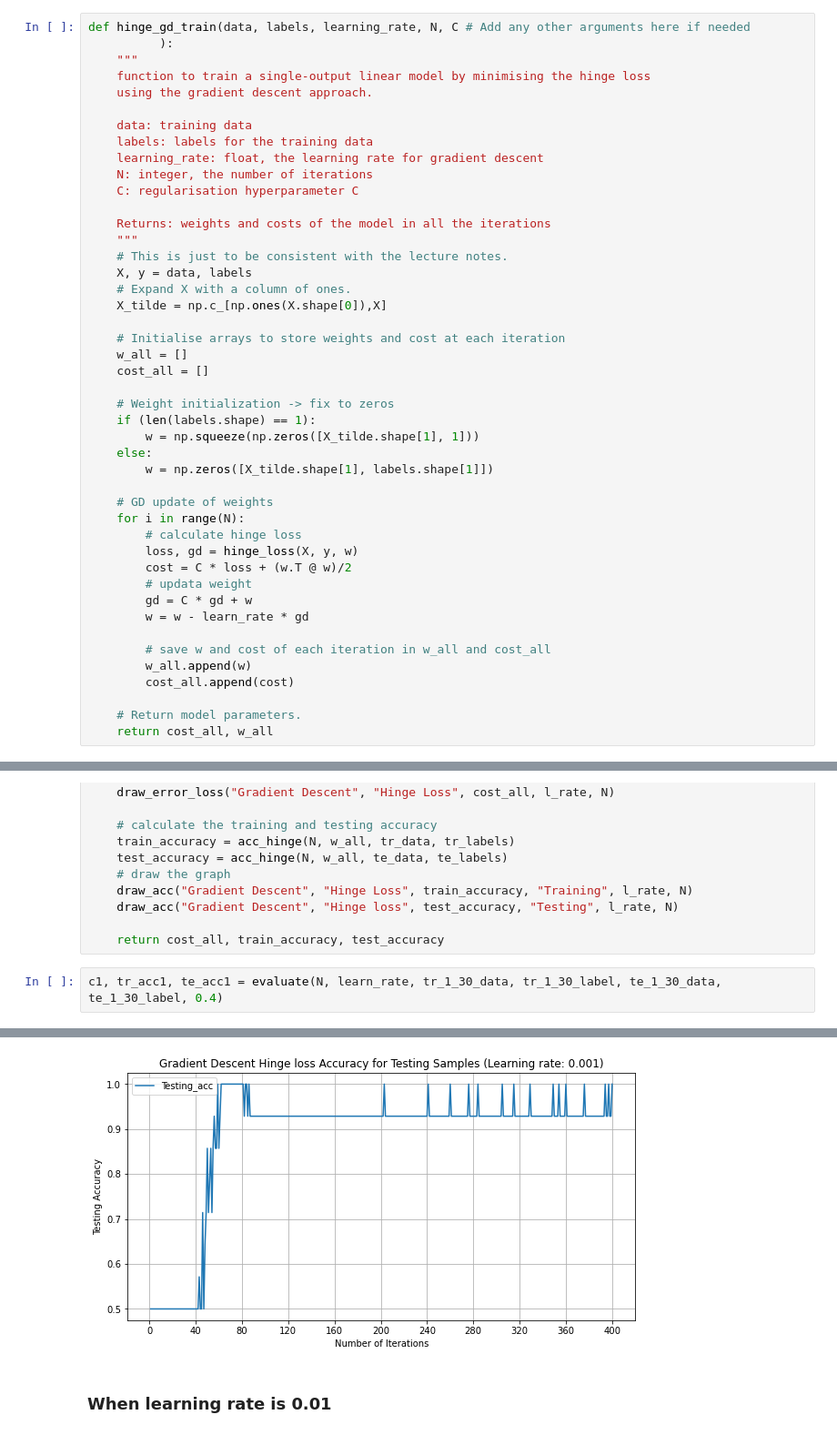
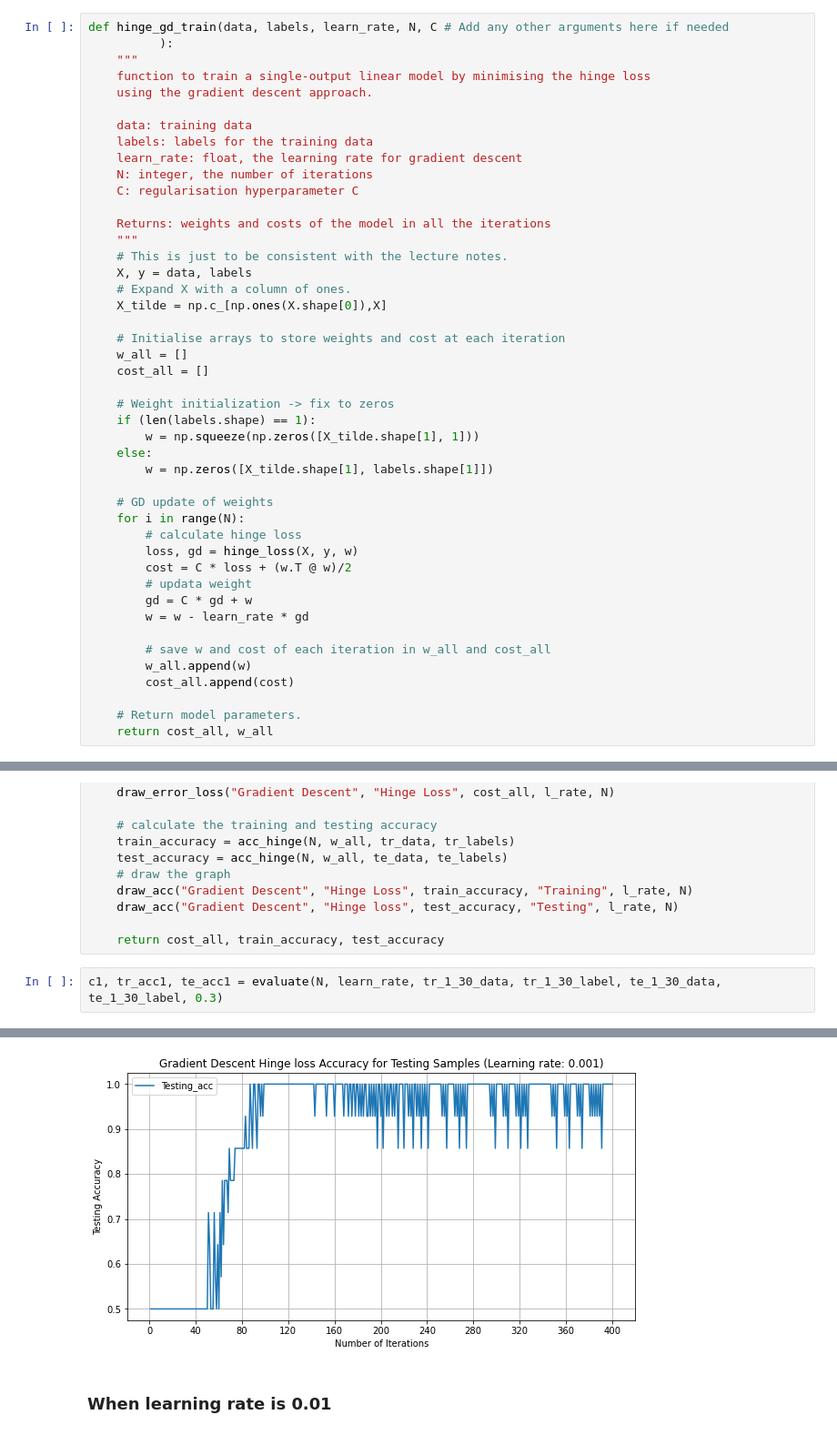
Before and after one commit to ZyWang7/Face-Recognition, a Jupyter notebook: 24112-Lab2-S-Practice2.ipynb, the cells around one changed output, grey strips where cells are left out. Shown at 91% size. Saved outputs shown, nothing was run; the diff lists cells and outputs as text.

```diff
--- a/24112-Lab2-S-Practice2.ipynb
+++ b/24112-Lab2-S-Practice2.ipynb
@@ -719,7 +723,7 @@ def hinge_loss(data, real_label, current_w):
 
     return np.sum(loss), np.sum(gd, axis=0)
 # %%
-def hinge_gd_train(data, labels, learning_rate, N, C # Add any other arguments here if needed
+def hinge_gd_train(data, labels, learn_rate, N, C # Add any other arguments here if needed
           ):
     """
     function to train a single-output linear model by minimising the hinge loss
@@ -727,7 +731,7 @@ def hinge_gd_train(data, labels, learning_rate, N, C # Add any other arguments h
 
     data: training data
     labels: labels for the training data
-    learning_rate: float, the learning rate for gradient descent
+    learn_rate: float, the learning rate for gradient descent
     N: integer, the number of iterations
     C: regularisation hyperparameter C
 
@@ -879,5 +884,5 @@ def evaluate(N, l_rate, tr_data, tr_labels, te_data, te_labels, C):
 
     return cost_all, train_accuracy, test_accuracy
 # %%
-c1, tr_acc1, te_acc1 = evaluate(N, learn_rate, tr_1_30_data, tr_1_30_label, te_1_30_data, te_1_30_label, 0.4)
+c1, tr_acc1, te_acc1 = evaluate(N, learn_rate, tr_1_30_data, tr_1_30_label, te_1_30_data, te_1_30_label, 0.3)
 # %% [output]
@@ -886,4 +891,4 @@ c1, tr_acc1, te_acc1 = evaluate(N, learn_rate, tr_1_30_data, tr_1_30_label, te_1
-[figure, old version]
+[figure, new version]
 # %% [markdown]
 ### When learning rate is 0.01
 # %%
```
Also changed, not shown: parts of 28 cells of this notebook.
